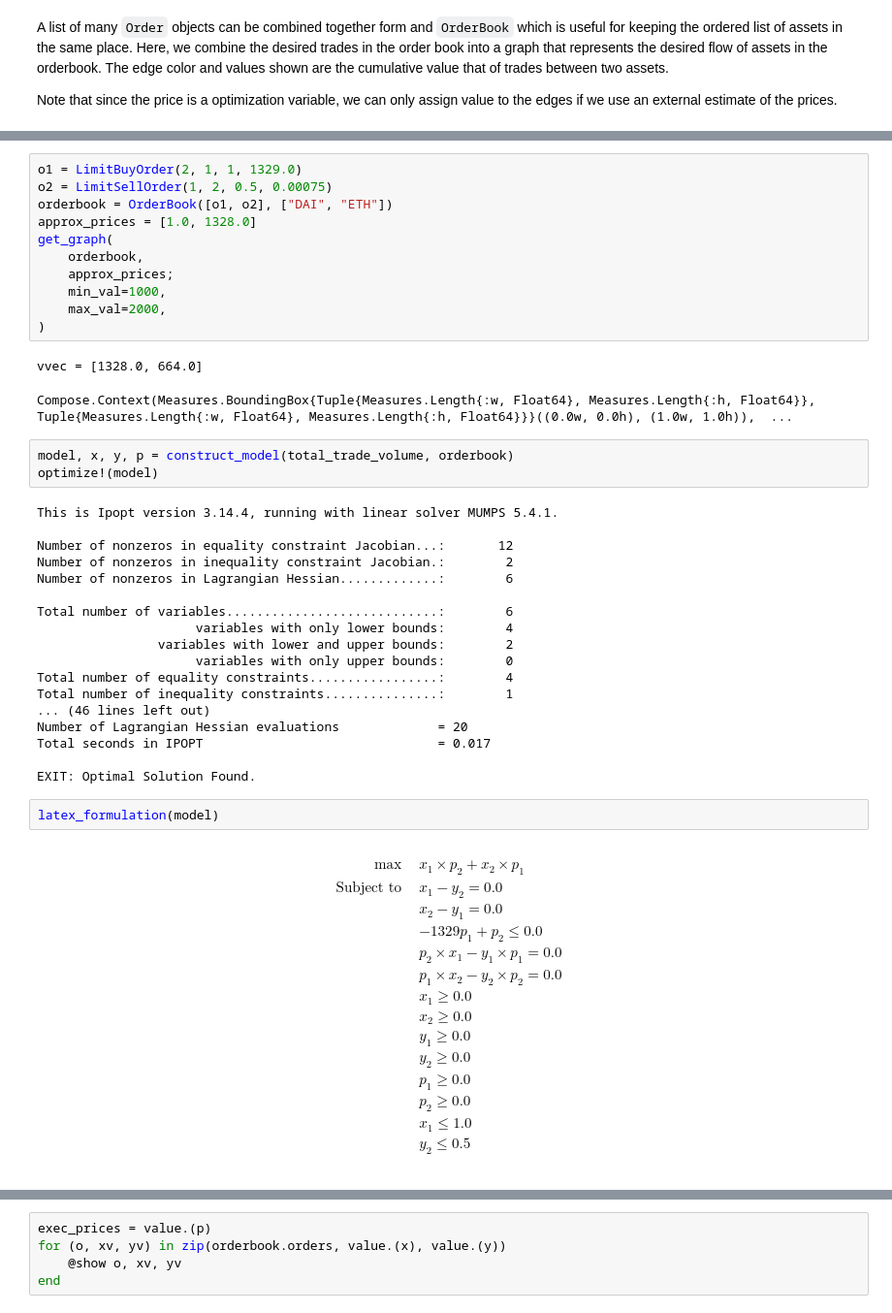
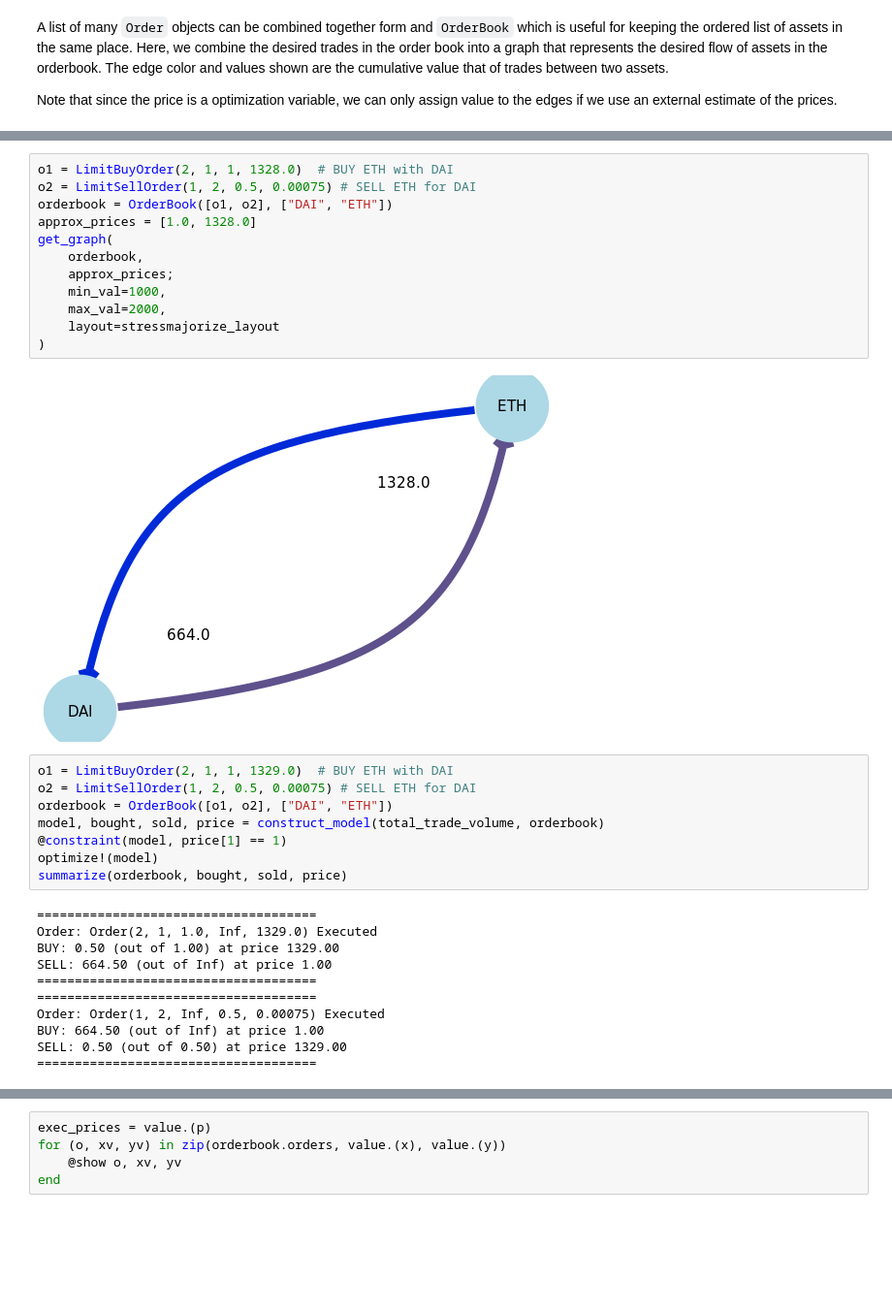
Before and after one commit to jmmshn/DEXTra.jl, a Jupyter notebook: tutorials/medium_CoW.ipynb, the cells around one changed output, grey strips where cells are left out. Shown at 97% size. Drawn from its saved outputs; the diff is of its cells as text; blank space fills up the shorter version.

```diff
--- a/tutorials/medium_CoW.ipynb
+++ b/tutorials/medium_CoW.ipynb
@@ -116,54 +132,33 @@ Binding `LimitBuyOrder` does not exist.
 # %%
-o1 = LimitBuyOrder(2, 1, 1, 1329.0)
-o2 = LimitSellOrder(1, 2, 0.5, 0.00075)
+o1 = LimitBuyOrder(2, 1, 1, 1328.0)  # BUY ETH with DAI
+o2 = LimitSellOrder(1, 2, 0.5, 0.00075) # SELL ETH for DAI
 orderbook = OrderBook([o1, o2], ["DAI", "ETH"])
 approx_prices = [1.0, 1328.0]
 get_graph(
     orderbook,
     approx_prices;
     min_val=1000,
     max_val=2000,
+    layout=stressmajorize_layout
 )
 # %% [output]
-vvec = [1328.0, 664.0]
-Compose.Context(Measures.BoundingBox{Tuple{Measures.Length{:w, Float64}, Measures.Length{:h, Float64}}, Tuple{Measures.Length{:w, Float64}, Measures.Length{:h, Float64}}}((0.0w, 0.0h), (1.0w, 1.0h)),  ...
+[figure, added]
 # %%
-model, x, y, p = construct_model(total_trade_volume, orderbook)
+o1 = LimitBuyOrder(2, 1, 1, 1329.0)  # BUY ETH with DAI
+o2 = LimitSellOrder(1, 2, 0.5, 0.00075) # SELL ETH for DAI
+orderbook = OrderBook([o1, o2], ["DAI", "ETH"])
+model, bought, sold, price = construct_model(total_trade_volume, orderbook)
+@constraint(model, price[1] == 1)
 optimize!(model)
+summarize(orderbook, bought, sold, price)
 # %% [output]
-This is Ipopt version 3.14.4, running with linear solver MUMPS 5.4.1.
-
-Number of nonzeros in equality constraint Jacobian...:       12
-Number of nonzeros in inequality constraint Jacobian.:        2
-Number of nonzeros in Lagrangian Hessian.............:        6
-
-Total number of variables............................:        6
-                     variables with only lower bounds:        4
-                variables with lower and upper bounds:        2
-                     variables with only upper bounds:        0
-Total number of equality constraints.................:        4
-Total number of inequality constraints...............:        1
-... (46 lines left out)
-Number of Lagrangian Hessian evaluations             = 20
-Total seconds in IPOPT                               = 0.017
-
-EXIT: Optimal Solution Found.
+=====================================
+Order: Order(2, 1, 1.0, Inf, 1329.0) Executed
+BUY: 0.50 (out of 1.00) at price 1329.00
+SELL: 664.50 (out of Inf) at price 1.00
+=====================================
+=====================================
+Order: Order(1, 2, Inf, 0.5, 0.00075) Executed
+BUY: 664.50 (out of Inf) at price 1.00
+SELL: 0.50 (out of 0.50) at price 1329.00
+=====================================
-# %%
-latex_formulation(model)
-# %% [output]
-$$ \begin{aligned}
-\max\quad & x_{1}\times p_{2} + x_{2}\times p_{1}\\
-\text{Subject to} \quad & x_{1} - y_{2} = 0.0\\
- & x_{2} - y_{1} = 0.0\\
- & -1329 p_{1} + p_{2} \leq 0.0\\
- & p_{2}\times x_{1} - y_{1}\times p_{1} = 0.0\\
- & p_{1}\times x_{2} - y_{2}\times p_{2} = 0.0\\
- & x_{1} \geq 0.0\\
- & x_{2} \geq 0.0\\
- & y_{1} \geq 0.0\\
- & y_{2} \geq 0.0\\
- & p_{1} \geq 0.0\\
- & p_{2} \geq 0.0\\
- & x_{1} \leq 1.0\\
- & y_{2} \leq 0.5\\
-\end{aligned} $$
```
Also changed, not shown: parts of 17 cells of this notebook, 2 other files.
